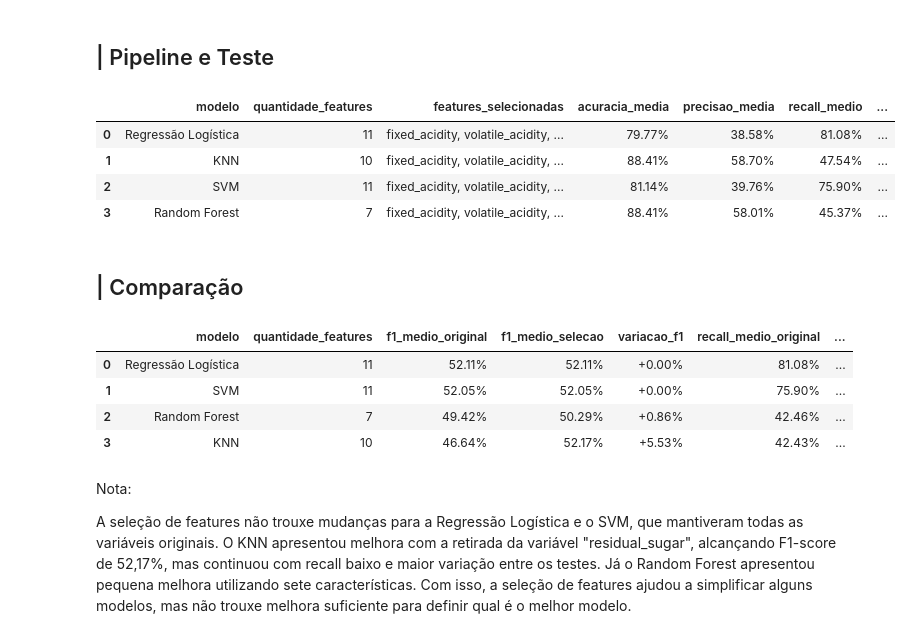
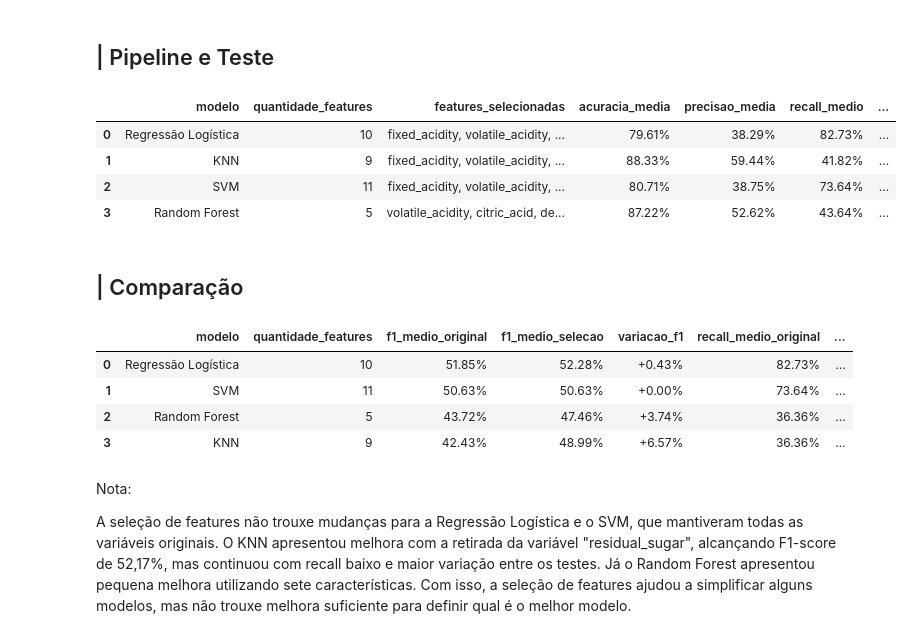
Before and after one commit to bsc1990/Cases-FIAP, a Jupyter notebook: case_vinhos_fiap.ipynb, the cells around one changed output. Cells and saved outputs as stored; diff of their text form; code cells hidden in the pictures.

```diff
--- a/case_vinhos_fiap.ipynb
+++ b/case_vinhos_fiap.ipynb
@@ -1703,8 +1711,8 @@ for nome_modelo, modelo in modelos_cv.items():
 
     scores = cross_validate(
         estimator=modelo,
-        X=X,
-        y=y,
+        X=X_treino,
+        y=y_treino,
         cv=validacao_cruzada,
         scoring=metricas_cv,
         n_jobs=-1
@@ -1777,7 +1785,7 @@ Obs.: Esses resultados mostram a importância de não escolher o modelo com base
 ## || Teste de Features
 # %%
 # Criar uma cópia das variáveis originais
-X_features_derivadas = X.copy()
+X_features_derivadas = X_treino.copy()
 
 # Relação entre dióxido de enxofre livre e total
 X_features_derivadas['free_total_so2_ratio'] = (
@@ -1836,7 +1844,7 @@ for nome_modelo, modelo in modelos_teste_features.items():
     scores = cross_validate(
         estimator=modelo,
         X=X_features_derivadas,
-        y=y,
+        y=y_treino,
         cv=validacao_cruzada,
         scoring=metricas_cv,
         n_jobs=-1
@@ -2051,7 +2059,10 @@ for nome_modelo, pipeline in pipelines_selecao.items():
         n_jobs=-1
     )
 
-    busca_features.fit(X, y)
+    busca_features.fit(
+    X_treino,
+    y_treino
+)
 
     melhores_modelos_selecao[nome_modelo] = (
         busca_features.best_estimator_
@@ -2065,8 +2076,8 @@ for nome_modelo, pipeline in pipelines_selecao.items():
         .named_steps['selecao']
     )
 
-    features_selecionadas = X.columns[
-        seletor.get_support()
+    features_selecionadas = X_treino.columns[
+    seletor.get_support()
     ].tolist()
 
     resultados_selecao.append({
@@ -2099,37 +2110,37 @@ for nome_modelo, pipeline in pipelines_selecao.items():
             ][melhor_indice],
 
         'roc_auc_medio':
             busca_features.cv_results_[
                 'mean_test_roc_auc'
             ][melhor_indice],
 
         'f1_desvio':
             busca_features.cv_results_[
                 'std_test_f1_score'
             ][melhor_indice]
     })
 
 resultados_selecao_features = pd.DataFrame(
     resultados_selecao
 )
 
 #Visualização dos resultados
 display(
     resultados_selecao_features.style.format({
         'acuracia_media': '{:.2%}',
         'precisao_media': '{:.2%}',
         'recall_medio': '{:.2%}',
         'f1_medio': '{:.2%}',
         'roc_auc_medio': '{:.2%}',
         'f1_desvio': '{:.2%}'
     })
 )
 # %% [output]
 |  | modelo | quantidade_features | features_selecionadas | acuracia_media | precisao_media | recall_medio | ... |
-| 0 | Regressão Logística | 11 | fixed_acidity, volatile_acidity, ... | 79.77% | 38.58% | 81.08% | ... |
-| 1 | KNN | 10 | fixed_acidity, volatile_acidity, ... | 88.41% | 58.70% | 47.54% | ... |
-| 2 | SVM | 11 | fixed_acidity, volatile_acidity, ... | 81.14% | 39.76% | 75.90% | ... |
-| 3 | Random Forest | 7 | fixed_acidity, volatile_acidity, ... | 88.41% | 58.01% | 45.37% | ... |
+| 0 | Regressão Logística | 10 | fixed_acidity, volatile_acidity, ... | 79.61% | 38.29% | 82.73% | ... |
+| 1 | KNN | 9 | fixed_acidity, volatile_acidity, ... | 88.33% | 59.44% | 41.82% | ... |
+| 2 | SVM | 11 | fixed_acidity, volatile_acidity, ... | 80.71% | 38.75% | 73.64% | ... |
+| 3 | Random Forest | 5 | volatile_acidity, citric_acid, de... | 87.22% | 52.62% | 43.64% | ... |
 # %% [markdown]
 ## | Comparação
 # %%
@@ -2186,10 +2197,10 @@ display(
 )
 # %% [output]
 |  | modelo | quantidade_features | f1_medio_original | f1_medio_selecao | variacao_f1 | recall_medio_original | ... |
-| 0 | Regressão Logística | 11 | 52.11% | 52.11% | +0.00% | 81.08% | ... |
-| 1 | SVM | 11 | 52.05% | 52.05% | +0.00% | 75.90% | ... |
-| 2 | Random Forest | 7 | 49.42% | 50.29% | +0.86% | 42.46% | ... |
-| 3 | KNN | 10 | 46.64% | 52.17% | +5.53% | 42.43% | ... |
+| 0 | Regressão Logística | 10 | 51.85% | 52.28% | +0.43% | 82.73% | ... |
+| 1 | SVM | 11 | 50.63% | 50.63% | +0.00% | 73.64% | ... |
+| 2 | Random Forest | 5 | 43.72% | 47.46% | +3.74% | 36.36% | ... |
+| 3 | KNN | 9 | 42.43% | 48.99% | +6.57% | 36.36% | ... |
 # %% [markdown]
 Nota:
 
```
Also changed, not shown: parts of 19 cells of this notebook.
